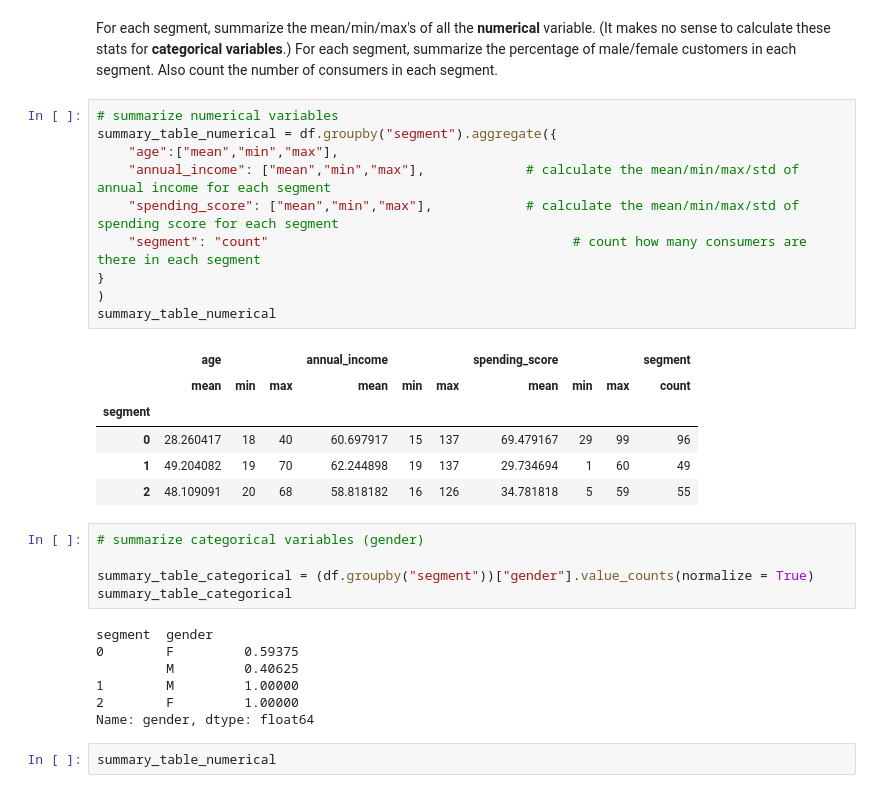
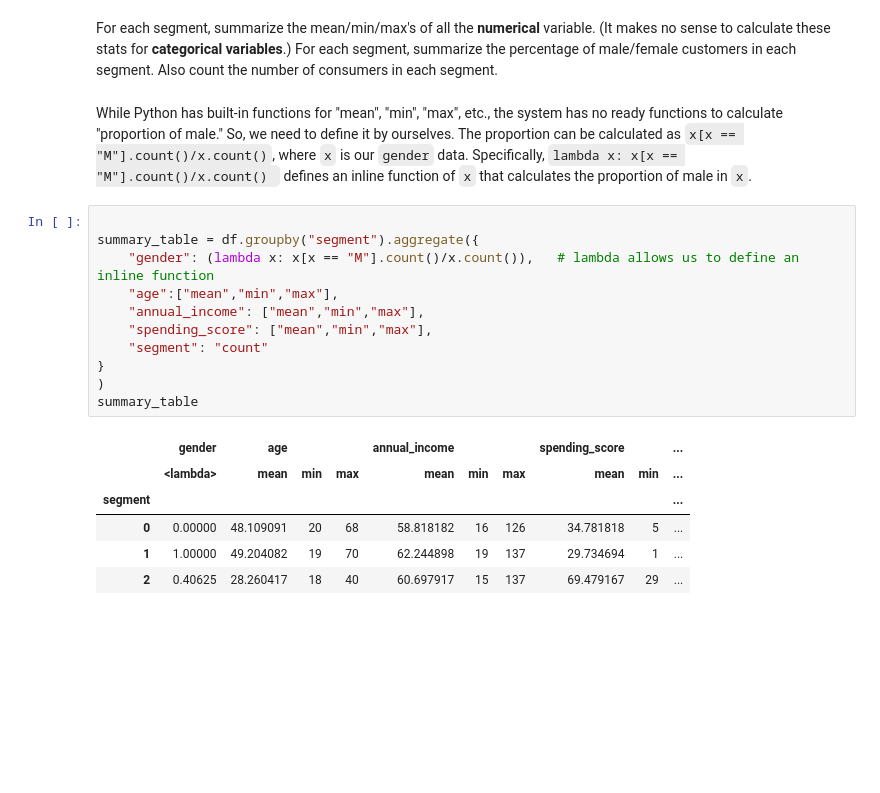
Before and after one commit to zoutianxin1992/MarketingAnalyticsPython, a Jupyter notebook: Marketing Analytics in Python/Segmentation/Notebooks/sgmt_mixvar.ipynb, the cells around one changed output. Saved outputs shown, nothing was run; the diff lists cells and outputs as text; blank space fills up the shorter version.

Commit message:
update segmentation notebooks

```diff
--- a/Marketing Analytics in Python/Segmentation/Notebooks/sgmt_mixvar.ipynb
+++ b/Marketing Analytics in Python/Segmentation/Notebooks/sgmt_mixvar.ipynb
@@ -104,34 +96,24 @@ df.head()
 For each segment, summarize the mean/min/max's of all the **numerical** variable. (It makes no sense to calculate these stats for **categorical variables**.)
 For each segment, summarize the percentage of male/female customers in each segment.
 Also count the number of consumers in each segment.
-# %%
-# summarize numerical variables
-summary_table_numerical = df.groupby("segment").aggregate({
-    "age":["mean","min","max"],
-    "annual_income": ["mean","min","max"],             # calculate the mean/min/max/std of annual income for each segment
-    "spending_score": ["mean","min","max"],            # calculate the mean/min/max/std of spending score for each segment
-    "segment": "count"                                       # count how many consumers are there in each segment
-}
-)
-summary_table_numerical
-# %% [output]
-|  | age |  |  | annual_income |  |  | spending_score |  |  | segment |
-|  | mean | min | max | mean | min | max | mean | min | max | count |
-| segment |  |  |  |  |  |  |  |  |  |  |
-| 0 | 28.260417 | 18 | 40 | 60.697917 | 15 | 137 | 69.479167 | 29 | 99 | 96 |
-| 1 | 49.204082 | 19 | 70 | 62.244898 | 19 | 137 | 29.734694 | 1 | 60 | 49 |
-| 2 | 48.109091 | 20 | 68 | 58.818182 | 16 | 126 | 34.781818 | 5 | 59 | 55 |
-# %%
-# summarize categorical variables (gender)
-
-summary_table_categorical = (df.groupby("segment"))["gender"].value_counts(normalize = True)
-summary_table_categorical
-# %% [output]
-segment  gender
-0        F         0.59375
-         M         0.40625
-1        M         1.00000
-2        F         1.00000
-Name: gender, dtype: float64
-# %%
-summary_table_numerical
+# %% [markdown]
+While Python has built-in functions for "mean", "min", "max", etc., the system has no ready functions to calculate "proportion of male." So, we need to define it by ourselves. The proportion can be calculated as `x[x == "M"].count()/x.count()`, where `x` is our `gender` data. </br>
+Specifically, `lambda x: x[x == "M"].count()/x.count() ` defines an inline function of `x` that calculates the proportion of male in `x`.
+# %%
+
+summary_table = df.groupby("segment").aggregate({
+    "gender": (lambda x: x[x == "M"].count()/x.count()),   # lambda allows us to define an inline function
+    "age":["mean","min","max"],
+    "annual_income": ["mean","min","max"],
+    "spending_score": ["mean","min","max"],
+    "segment": "count"
+}
+)
+summary_table
+# %% [output]
+|  | gender | age |  |  | annual_income |  |  | spending_score |  | ... |
+|  | <lambda> | mean | min | max | mean | min | max | mean | min | ... |
+| segment |  |  |  |  |  |  |  |  |  | ... |
+| 0 | 0.00000 | 48.109091 | 20 | 68 | 58.818182 | 16 | 126 | 34.781818 | 5 | ... |
+| 1 | 1.00000 | 49.204082 | 19 | 70 | 62.244898 | 19 | 137 | 29.734694 | 1 | ... |
+| 2 | 0.40625 | 28.260417 | 18 | 40 | 60.697917 | 15 | 137 | 69.479167 | 29 | ... |
```
Also changed, not shown: parts of 5 cells of this notebook, 10 other files.
